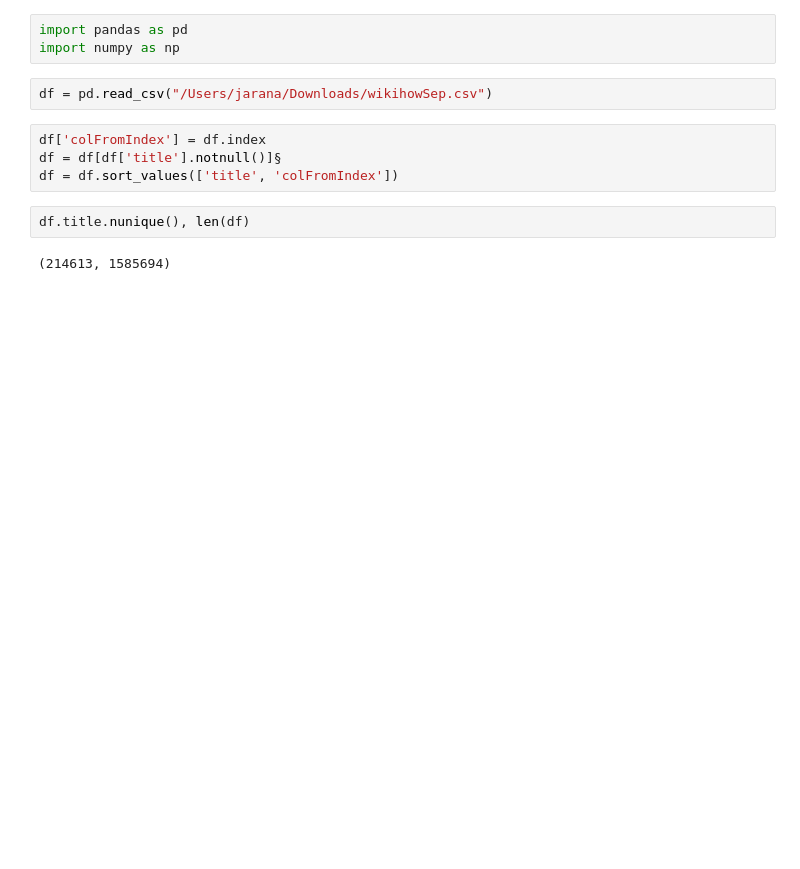
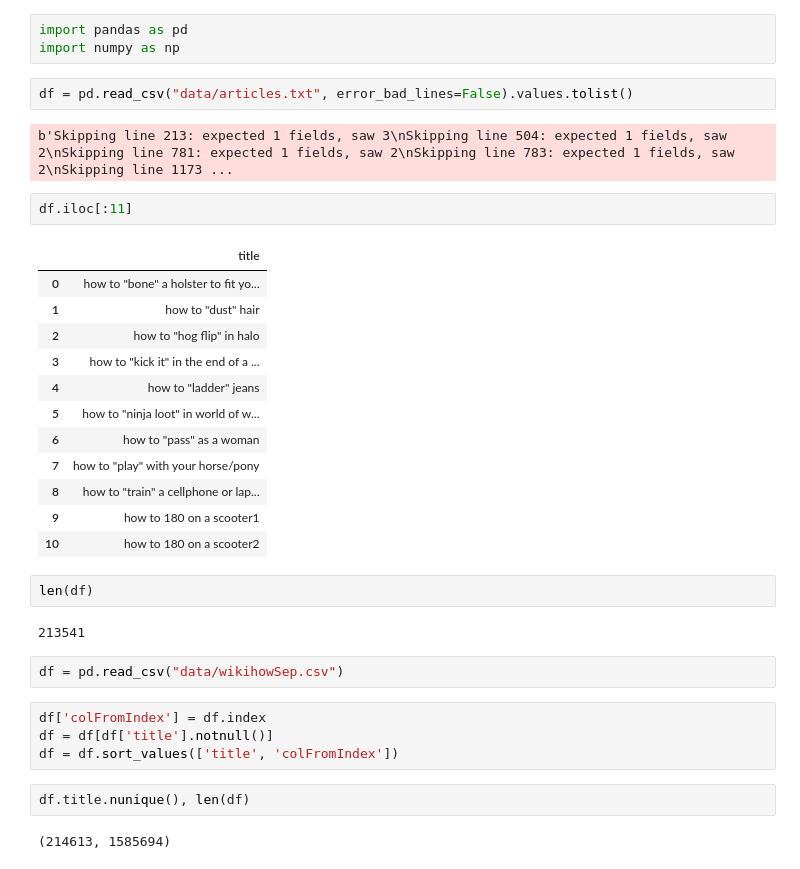
Before and after one commit to feay1234/WikiHow-Task-Based, a Jupyter notebook: WikiHow.ipynb, the cells around one changed output. Drawn from its saved outputs; the diff is of its cells as text; blank space fills up the shorter version.

```diff
--- a/WikiHow.ipynb
+++ b/WikiHow.ipynb
@@ -1,11 +1,34 @@
 # %%
 import pandas as pd
 import numpy as np
+# %%
+df = pd.read_csv("data/articles.txt", error_bad_lines=False).values.tolist()
+# %% [output]
+b'Skipping line 213: expected 1 fields, saw 3\nSkipping line 504: expected 1 fields, saw 2\nSkipping line 781: expected 1 fields, saw 2\nSkipping line 783: expected 1 fields, saw 2\nSkipping line 1173 ...
+# %%
+df.iloc[:11]
+# %% [output]
+|  | title |
+| 0 | how to "bone" a holster to fit yo... |
+| 1 | how to "dust" hair |
+| 2 | how to "hog flip" in halo |
+| 3 | how to "kick it" in the end of a ... |
+| 4 | how to "ladder" jeans |
+| 5 | how to "ninja loot" in world of w... |
+| 6 | how to "pass" as a woman |
+| 7 | how to "play" with your horse/pony |
+| 8 | how to "train" a cellphone or lap... |
+| 9 | how to 180 on a scooter1 |
+| 10 | how to 180 on a scooter2 |
+# %%
+len(df)
+# %% [output]
+213541
 # %%
-df = pd.read_csv("/Users/jarana/Downloads/wikihowSep.csv")
+df = pd.read_csv("data/wikihowSep.csv")
 # %%
 df['colFromIndex'] = df.index
-df = df[df['title'].notnull()]§
+df = df[df['title'].notnull()]
 df = df.sort_values(['title', 'colFromIndex'])
 # %%
 df.title.nunique(), len(df)
```
Also changed, not shown: parts of 13 cells of this notebook.
